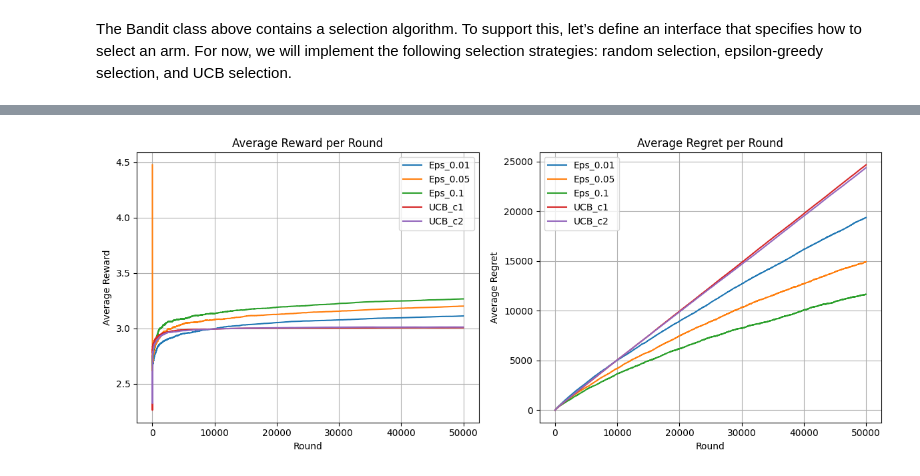
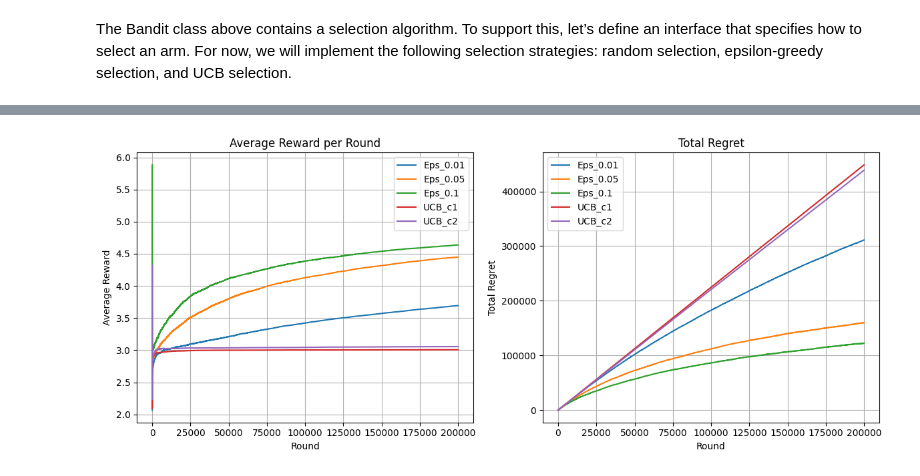
Before and after one commit to shashi3876/cmab-practice, a Jupyter notebook: MAB_Code.ipynb, the cells around one changed output, grey strips where cells are left out. Drawn from its saved outputs; the diff is of its cells as text; code cells hidden in the pictures.

```diff
--- a/MAB_Code.ipynb
+++ b/MAB_Code.ipynb
@@ -323,32 +294,6 @@ results = run_multiple_experiments(arms_setup_fn, strategies, rounds, num_trials
 # %%
-import matplotlib.pyplot as plt
+rounds = 2000
+num_trials = 500
 
-def plot_results(results, rounds):
-    avg_rewards = results['avg_rewards']
-    avg_regrets = results['avg_regrets']
-    x = list(range(1, rounds + 1))
-
-    # Plot average rewards
-    plt.figure(figsize=(12, 5))
-
-    plt.subplot(1, 2, 1)
-    for name, reward in avg_rewards.items():
-        plt.plot(x, reward, label=name)
-    plt.title("Average Reward per Round")
-    plt.xlabel("Round")
-    plt.ylabel("Average Reward")
-    plt.legend()
-    plt.grid(True)
-
-    # Plot average regrets
-    plt.subplot(1, 2, 2)
-    for name, regret in avg_regrets.items():
-        plt.plot(x, regret, label=name)
-    plt.title("Average Regret per Round")
-    plt.xlabel("Round")
-    plt.ylabel("Average Regret")
-    plt.legend()
-    plt.grid(True)
-
-    plt.tight_layout()
-    plt.show()
+results = run_multiple_experiments(arms_setup_fn, strategies, rounds, num_trials)
+plot_results(results, rounds,'Case 1')
@@ -384,24 +326,24 @@ plot_results(results, rounds)
 # %%
-rounds = 50000
-num_trials = 200
+rounds = 200000
+num_trials = 400
 arms_setup_fn = lambda: [
     lambda: NormalArm(mean=2.5, std=1.0),
     lambda: NormalArm(mean=2.0, std=0.5),
     lambda: NormalArm(mean=3.0, std=1.5),
     lambda: DiscreteArm(rewards=[2, 4], probabilities=[0.6, 0.4]),
-    lambda: DiscreteArm(rewards=[100, 0], probabilities=[0.035, 0.965])
+    lambda: DiscreteArm(rewards=[1500, 0], probabilities=[0.0035, 0.9965])
 ]
 
 strategies = {
     "Eps_0.01": lambda: EpsilonGreedySelection(epsilon=0.01),
     "Eps_0.05": lambda: EpsilonGreedySelection(epsilon=0.05),
     "Eps_0.1": lambda: EpsilonGreedySelection(epsilon=0.1),
     "UCB_c1": lambda: UCBSelection(c=1),
     "UCB_c2": lambda: UCBSelection(c=2)
 }
 
 
 results = run_multiple_experiments(arms_setup_fn, strategies, rounds, num_trials)
 plot_results(results, rounds)
 # %% [output]
-[figure, old version]
+[figure, new version]
```
Also changed, not shown: parts of 8 cells of this notebook.
